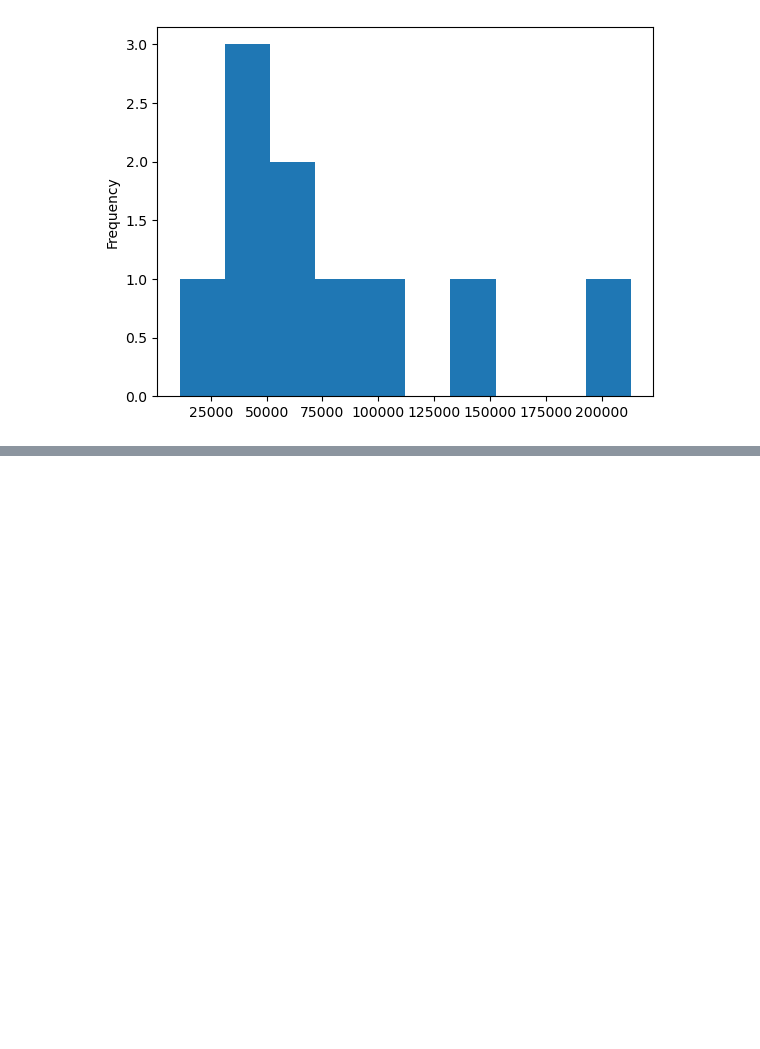
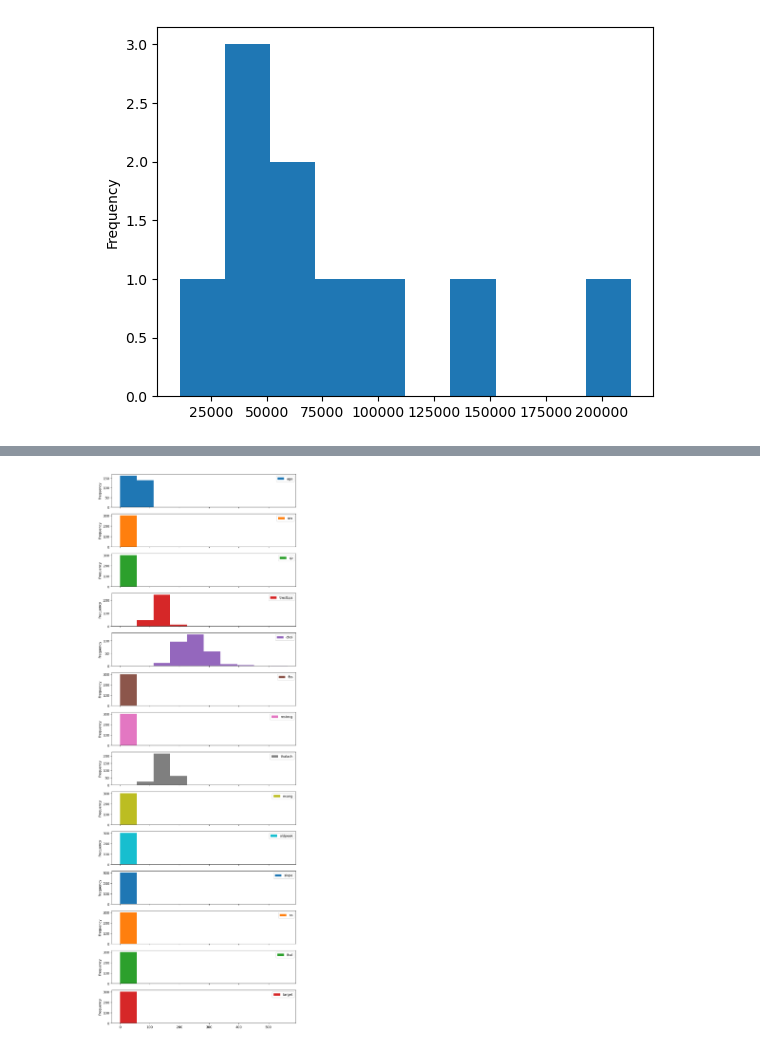
Before and after one commit to shrinidhib/ML-learn, a Jupyter notebook: introduction-to-matplotlib.ipynb, the cells around one changed output, grey strips where cells are left out. Saved outputs shown, nothing was run; the diff lists cells and outputs as text; code cells hidden in the pictures; blank space fills up the shorter version.

```diff
--- a/introduction-to-matplotlib.ipynb
+++ b/introduction-to-matplotlib.ipynb
@@ -304,0 +332,4 @@ car_sales["Odometer (KM)"].plot.hist(bins=20)
+# %%
+heart_disease.plot.hist(figsize=(10,30),subplots=True);
+# %% [output]
+[figure, added]
```
Also changed, not shown: parts of 9 cells of this notebook.
